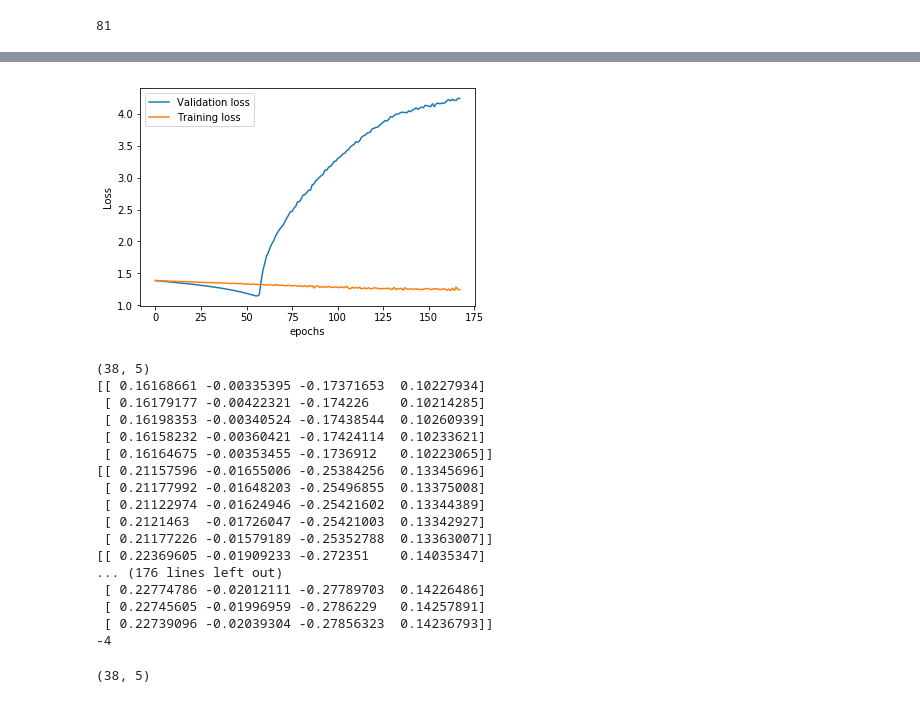
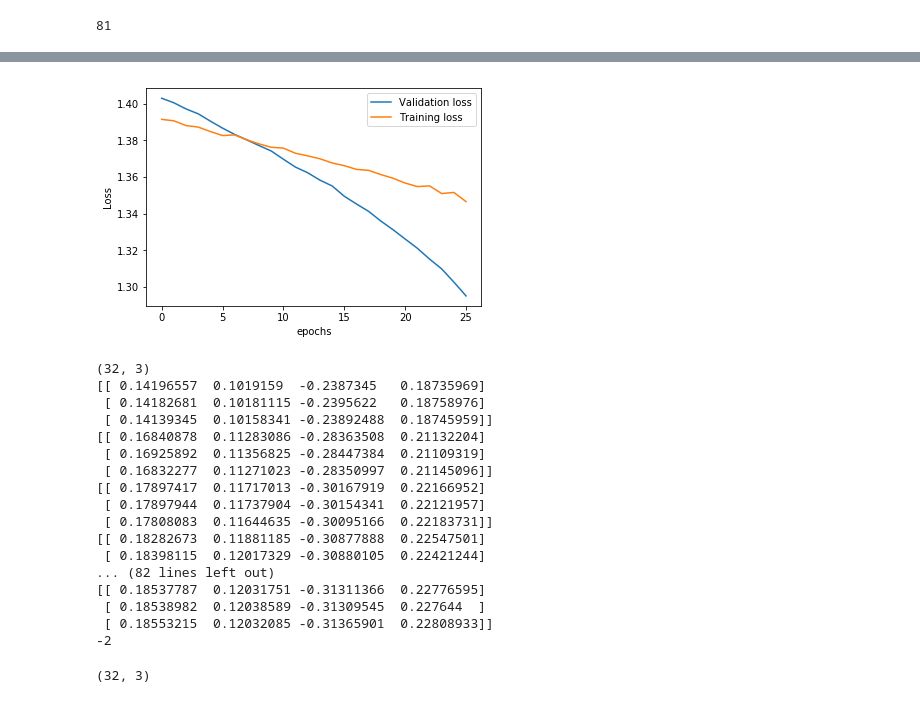
Before and after one commit to GregoireMayrhofer/financialbigdata, a Jupyter notebook: data_preprocessing_portfolio_indexes.ipynb, the cells around one changed output, grey strips where cells are left out. Cells and saved outputs as stored; diff of their text form; code cells hidden in the pictures.

```diff
--- a/data_preprocessing_portfolio_indexes.ipynb
+++ b/data_preprocessing_portfolio_indexes.ipynb
@@ -185,10 +185,11 @@ Name: RF, Length: 5851, dtype: float64
 # %% [markdown]
 ## General Parameters
 # %%
-number = 2
-rolling_window_step = 200
+number = 10
+rolling_window_step = 400
 lr = 0.0000025
 epochs = 50
+VALIDATION_SPLIT=0.9
 # %%
 def dailytosomething(df,rf,number):
     new_df = df.iloc[::number,:]
@@ -242,7 +241,8 @@ ONES = np.ones(number_of_indexes)
 
 dates = ret_weekly.iloc[(rolling_window_step-1):].index.get_level_values(0)
 print(len(dates))
-Rf_weekly.index = ret_weekly.index
+print(Rf_weekly[0])
+Rf_weekly.index = ret_weekly.index[1:]
 
 w = np.zeros((len(dates), 4, number_of_indexes))
 i = 0
@@ -617,15 +632,14 @@ dataframe original shape (5452, 81) reshaped to  (2726, 2, 81)
 # %%
 from sklearn.model_selection import train_test_split
-
-start_test_index = int(len(lstm_inputs)/5)*4
+start_test_index = int(len(lstm_inputs)*VALIDATION_SPLIT)
 X_train = lstm_inputs[:start_test_index]
 y_train = labels[:start_test_index]
 
 X_test = lstm_inputs[start_test_index:-1]
 y_test = labels[start_test_index:]
 
-print(X_train.shape, X_test.shape)
-print(X_train.shape[0] + X_test.shape[0], labels.shape[0])
+print("1...",X_train.shape, X_test.shape)
+print("2...",X_train.shape[0] + X_test.shape[0], y_train.shape[0])
 
 X_train = torch.from_numpy(X_train).float()
 y_train = torch.from_numpy(y_train).float()
@@ -792,16 +806,20 @@ Epoch: 50/50.. Validation loss: 4.2419.. Training loss: 1.2464.. 0.0090 s/batch
 # %%
+import re
 plt.plot(range(len(loss_val)),loss_val, label='Validation loss')
 plt.plot(range(len(loss_train)),loss_train, label='Training loss')
 plt.xlabel('epochs')
 plt.ylabel('Loss')
 
 plt.legend()
 loss_file="Loss_for_"
-name_file= str(N_ASSETS)+"assets_"+str(epochs)+" epochs_"+str(number)+"batch_"+str(rolling_window_step)+ "rollingwindow"
+match_regex = "\.(.*)"
+lr_str = re.findall(match_regex,str(lr))[0]
+print(lr_str[5:])
+name_file= str(N_ASSETS)+"assets_"+str(epochs)+" epochs_"+str(number)+"batch_"+str(rolling_window_step)+ "rollingwindow"+str(VALIDATION_SPLIT)[-1:]+"valsplit"
 plt.savefig(loss_file+name_file)
 plt.show()
 # %% [output]
-[figure, old version]
+[figure, new version]
 # %%
 y_pred = np.zeros((int(len(y_test)/batch_dim),batch_dim))
 print(y_pred.shape)
@@ -816,24 +834,24 @@ for ii, (x_validation,y_validation) in enumerate(testloader):
     print(pred)
 y_pred.shape
 # %% [output]
-(38, 5)
-[[ 0.16168661 -0.00335395 -0.17371653  0.10227934]
- [ 0.16179177 -0.00422321 -0.174226    0.10214285]
- [ 0.16198353 -0.00340524 -0.17438544  0.10260939]
- [ 0.16158232 -0.00360421 -0.17424114  0.10233621]
- [ 0.16164675 -0.00353455 -0.1736912   0.10223065]]
-[[ 0.21157596 -0.01655006 -0.25384256  0.13345696]
- [ 0.21177992 -0.01648203 -0.25496855  0.13375008]
- [ 0.21122974 -0.01624946 -0.25421602  0.13344389]
- [ 0.2121463  -0.01726047 -0.25421003  0.13342927]
- [ 0.21177226 -0.01579189 -0.25352788  0.13363007]]
-[[ 0.22369605 -0.01909233 -0.272351    0.14035347]
-... (176 lines left out)
- [ 0.22774786 -0.02012111 -0.27789703  0.14226486]
- [ 0.22745605 -0.01996959 -0.2786229   0.14257891]
- [ 0.22739096 -0.02039304 -0.27856323  0.14236793]]
--4
+(32, 3)
+[[ 0.14196557  0.1019159  -0.2387345   0.18735969]
+ [ 0.14182681  0.10181115 -0.2395622   0.18758976]
+ [ 0.14139345  0.10158341 -0.23892488  0.18745959]]
+[[ 0.16840878  0.11283086 -0.28363508  0.21132204]
+ [ 0.16925892  0.11356825 -0.28447384  0.21109319]
+ [ 0.16832277  0.11271023 -0.28350997  0.21145096]]
+[[ 0.17897417  0.11717013 -0.30167919  0.22166952]
+ [ 0.17897944  0.11737904 -0.30154341  0.22121957]
+ [ 0.17808083  0.11644635 -0.30095166  0.22183731]]
+[[ 0.18282673  0.11881185 -0.30877888  0.22547501]
+ [ 0.18398115  0.12017329 -0.30880105  0.22421244]
+... (82 lines left out)
+[[ 0.18537787  0.12031751 -0.31311366  0.22776595]
+ [ 0.18538982  0.12038589 -0.31309545  0.227644  ]
+ [ 0.18553215  0.12032085 -0.31365901  0.22808933]]
+-2
-(38, 5)
+(32, 3)
 # %%
 y_bar = np.reshape(y_pred,y_pred.shape[0]*y_pred.shape[1])
 
```
Also changed, not shown: parts of 14 cells of this notebook, 21 other files.
